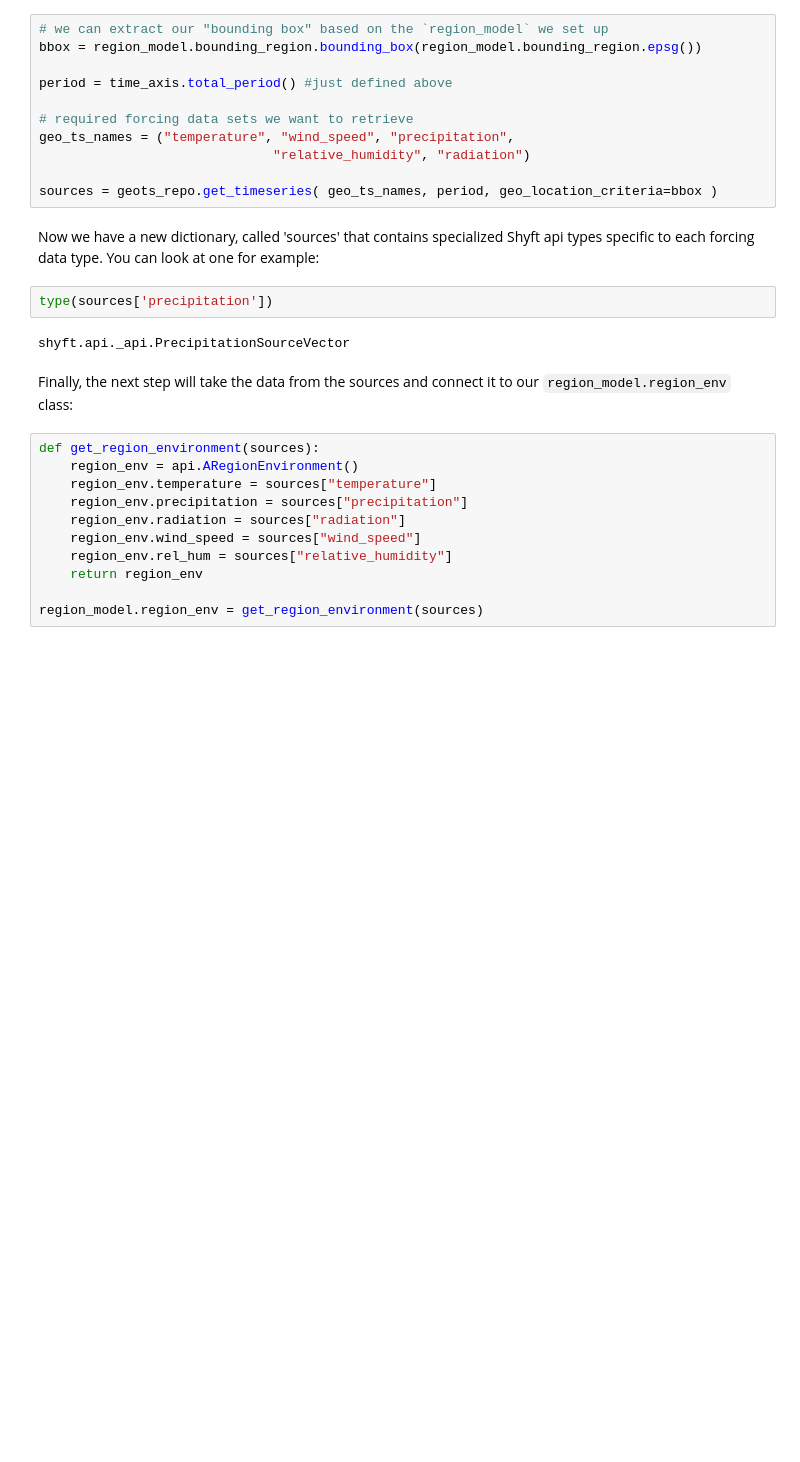
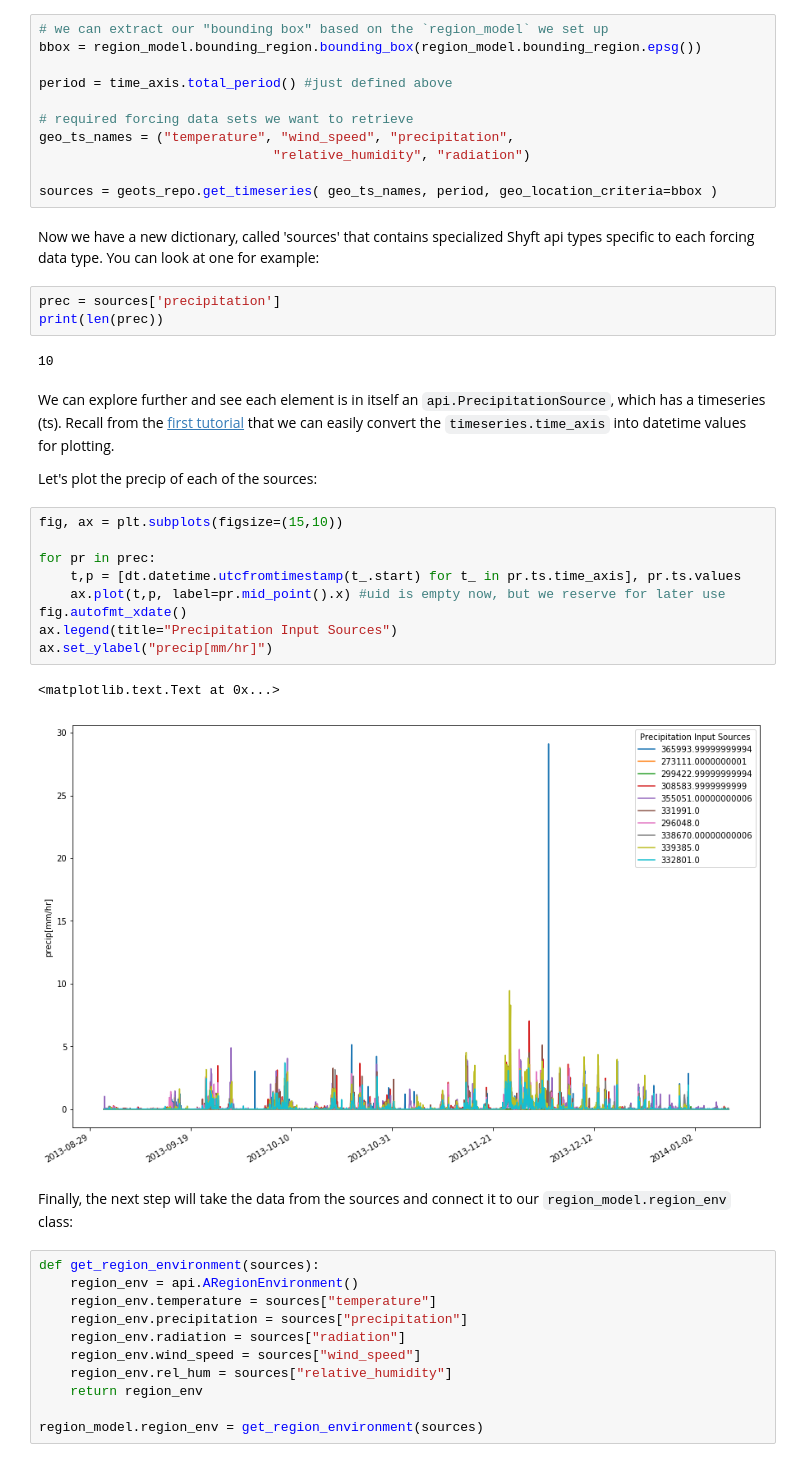
Before and after one commit to annefou/shyft-doc, a Jupyter notebook: notebooks/nea-example/simulation-api.ipynb, the cells around one changed output. Cells and saved outputs as stored; diff of their text form; blank space fills up the shorter version.

```diff
--- a/notebooks/nea-example/simulation-api.ipynb
+++ b/notebooks/nea-example/simulation-api.ipynb
@@ -412,10 +414,27 @@ geo_ts_names = ("temperature", "wind_speed", "precipitation",
 sources = geots_repo.get_timeseries( geo_ts_names, period, geo_location_criteria=bbox )
 # %% [markdown]
 Now we have a new dictionary, called 'sources' that contains specialized Shyft api types specific to each forcing data type. You can look at one for example:
-# %%
-type(sources['precipitation'])
-# %% [output]
-shyft.api._api.PrecipitationSourceVector
+# %%
+prec = sources['precipitation']
+print(len(prec))
+# %% [output]
+10
+# %% [markdown]
+We can explore further and see each element is in itself an `api.PrecipitationSource`, which has a timeseries (ts). Recall from the [first tutorial](run_nea_nidelva.ipynb#Visualizing-the-discharge-for-each-[sub-]catchment) that we can easily convert the `timeseries.time_axis` into datetime values for plotting.
+
+Let's plot the precip of each of the sources:
+# %%
+fig, ax = plt.subplots(figsize=(15,10))
+
+for pr in prec:
+    t,p = [dt.datetime.utcfromtimestamp(t_.start) for t_ in pr.ts.time_axis], pr.ts.values
+    ax.plot(t,p, label=pr.mid_point().x) #uid is empty now, but we reserve for later use
+fig.autofmt_xdate()
+ax.legend(title="Precipitation Input Sources")
+ax.set_ylabel("precip[mm/hr]")
+# %% [output]
+<matplotlib.text.Text at 0x...>
+[figure, added]
 # %% [markdown]
 Finally, the next step will take the data from the sources and connect it to our `region_model.region_env` class:
 # %%
```
Also changed, not shown: parts of 11 cells of this notebook, 1 other file.
